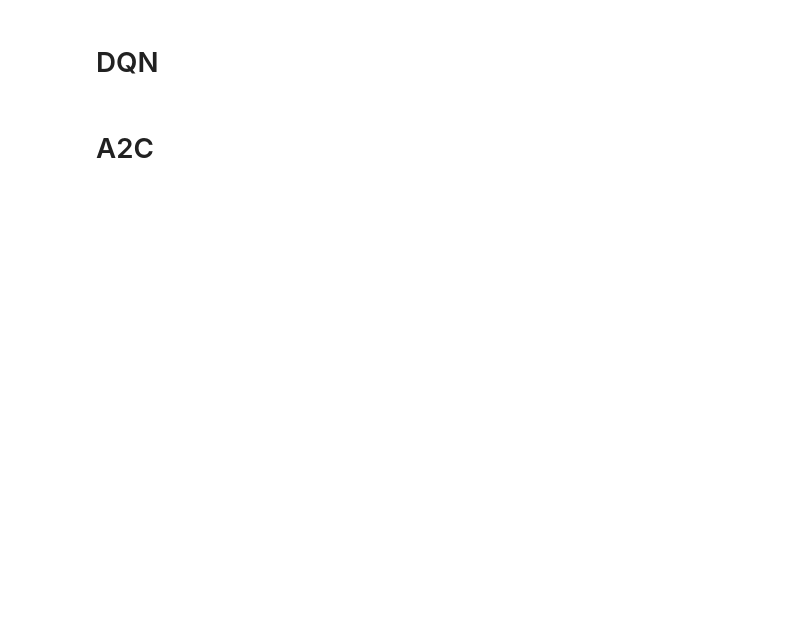
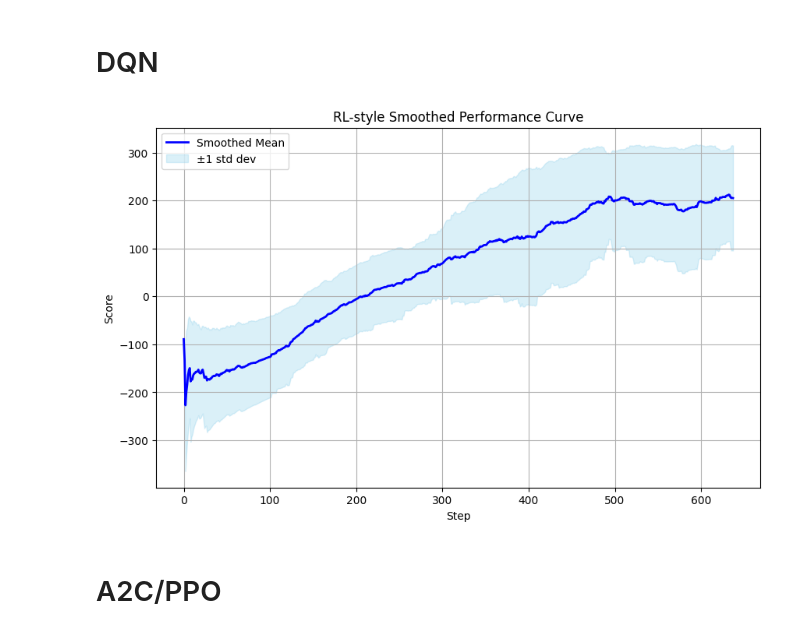
Before and after one commit to ctthong18/QPLEX, a Jupyter notebook: test_rl.ipynb, the cells around one changed output. Drawn from its saved outputs; the diff is of its cells as text; code cells hidden in the pictures; blank space fills up the shorter version.

```diff
--- a/test_rl.ipynb
+++ b/test_rl.ipynb
@@ -6,7 +7,7 @@ import gym_agent as ga
 # %%
 total_timesteps = 200000
 max_episode_steps = 500
-chkpt_dir = "checkpoints/LunarLander-v2/DQN"
+chkpt_dir = "checkpoints/"
 
 env_id = 'LunarLander-v3'
 # %% [markdown]
@@ -56,2 +55,6 @@ agent.play(jupyter=True)
+# %%
+agent = ga.DQN.from_checkpoint(policy, chkpt_dir, env_id, "DQN", "last")
 # %%
-agent.plot_scores(rolling_window=100)
+agent.plot_scores()
+# %% [output]
+[figure, added]
@@ -106,5 +61,5 @@ plot_rolling_stats(scores, window=3)
 # %% [markdown]
-# A2C
+# A2C/PPO
 # %%
 class Feature_Extractor(nn.Module):
     def __init__(self, n_inp: int, features: list[int] = [256, 256]):
```
Also changed, not shown: parts of 56 cells of this notebook, 12 other files.
